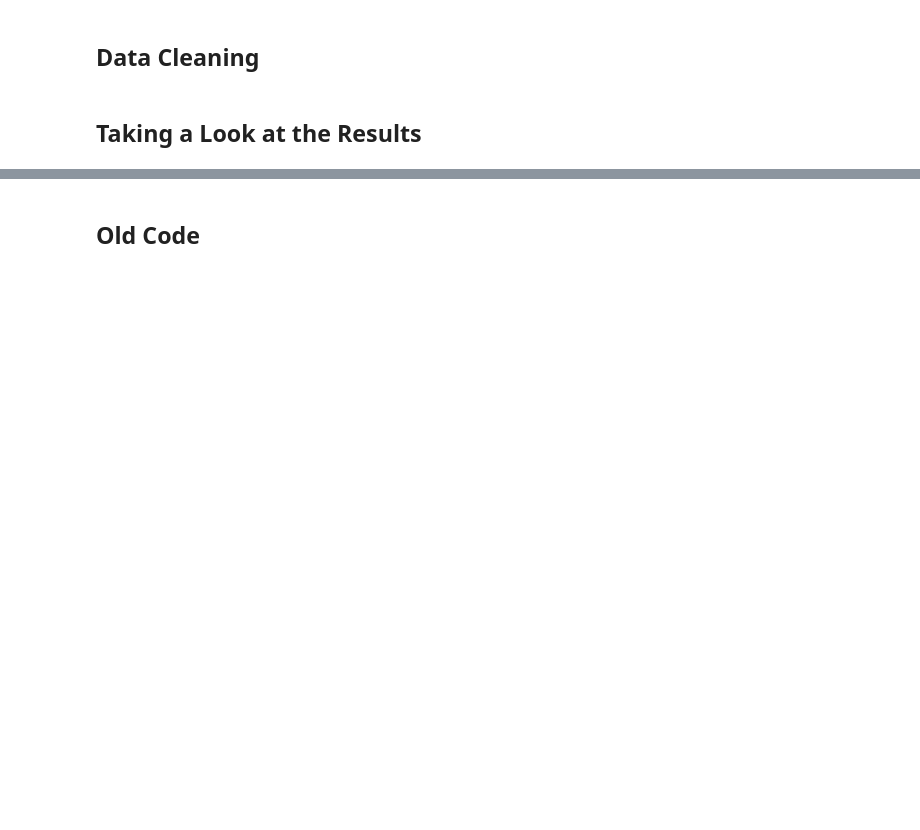
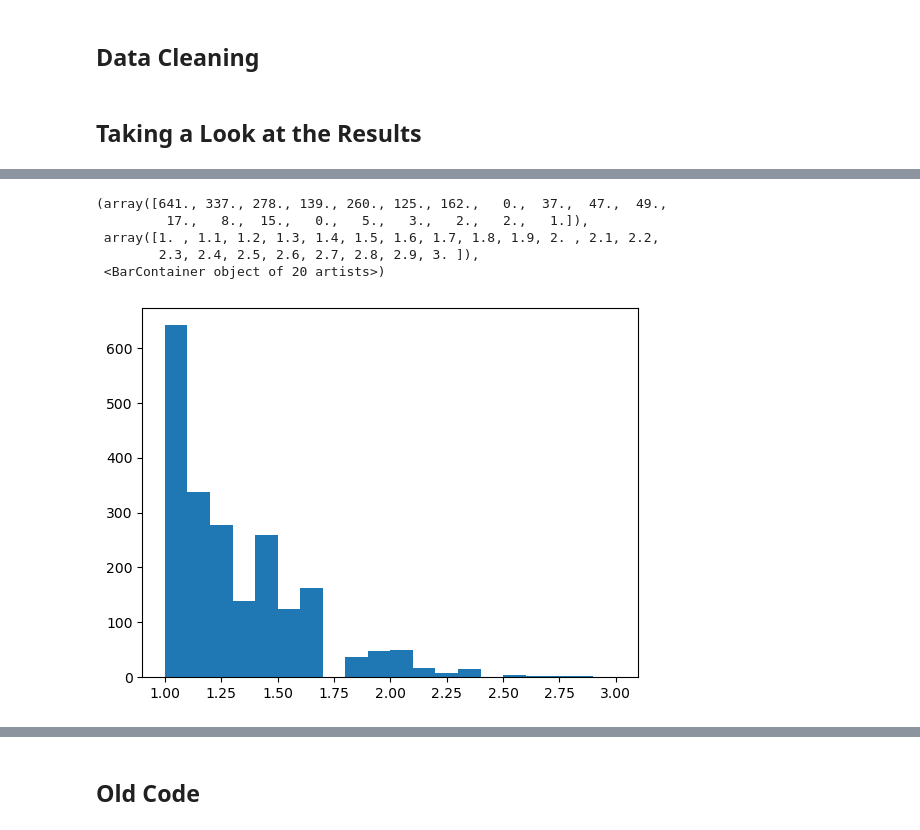
Before and after one commit to NewYorkCityCouncil/Pay_Transparency, a Jupyter notebook: code/google-jobs-scraping.ipynb, the cells around one changed output, grey strips where cells are left out. Drawn from its saved outputs; the diff is of its cells as text; code cells hidden in the pictures; blank space fills up the shorter version.

```diff
--- a/code/google-jobs-scraping.ipynb
+++ b/code/google-jobs-scraping.ipynb
@@ -703,0 +1003,13 @@ google_jobs_df_cleaned_test[18:20]
+# %%
+# taking a closer look at the salary ratio distribution below 3
+
+salaries_filtered = list(filter(lambda x: x <= 3, salaries))
+
+plt.hist(salaries_filtered, bins=20)
+# %% [output]
+(array([641., 337., 278., 139., 260., 125., 162.,   0.,  37.,  47.,  49.,
+         17.,   8.,  15.,   0.,   5.,   3.,   2.,   2.,   1.]),
+ array([1. , 1.1, 1.2, 1.3, 1.4, 1.5, 1.6, 1.7, 1.8, 1.9, 2. , 2.1, 2.2,
+        2.3, 2.4, 2.5, 2.6, 2.7, 2.8, 2.9, 3. ]),
+ <BarContainer object of 20 artists>)
+[figure, added]
```
Also changed, not shown: parts of 56 cells of this notebook, 1 other file.
